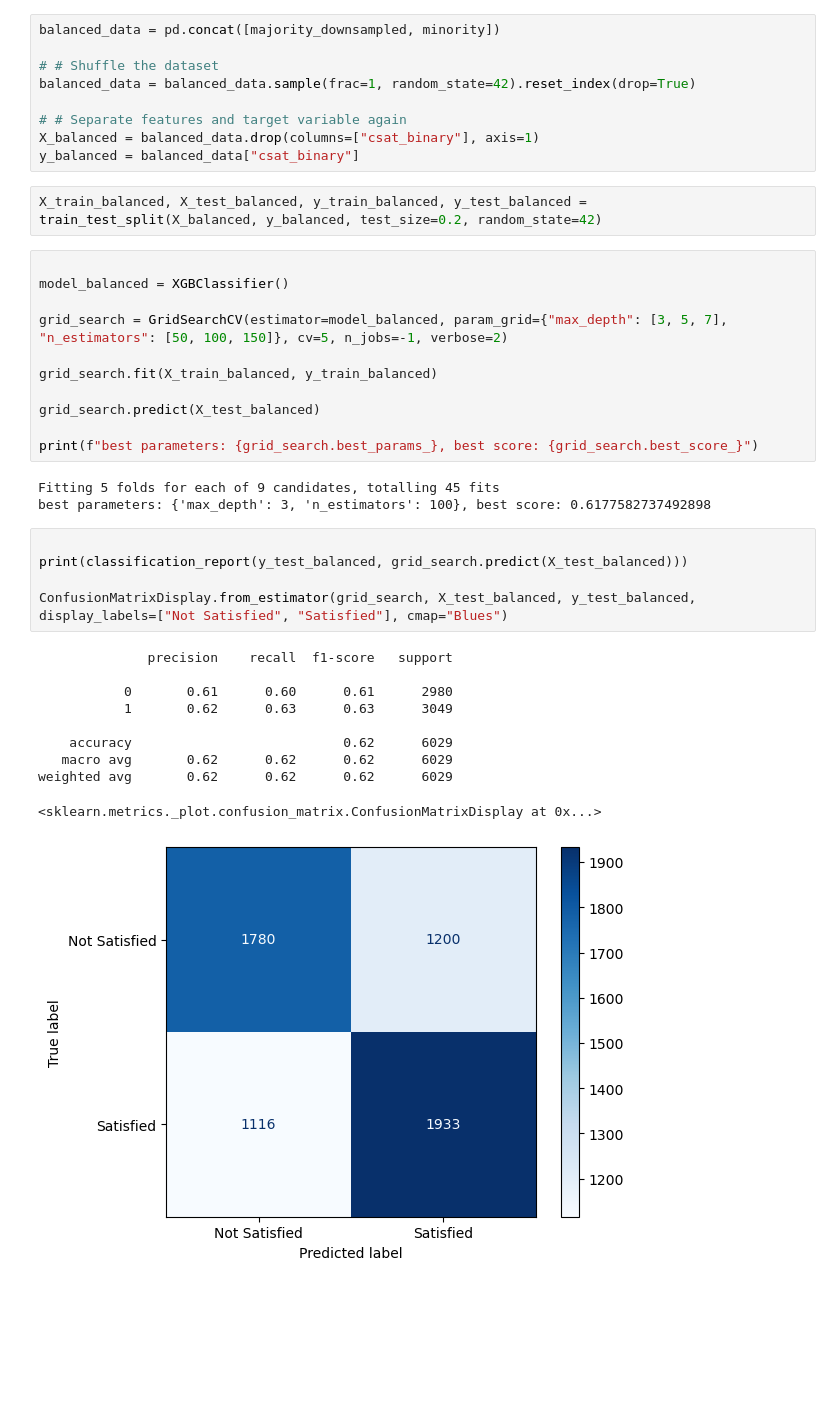
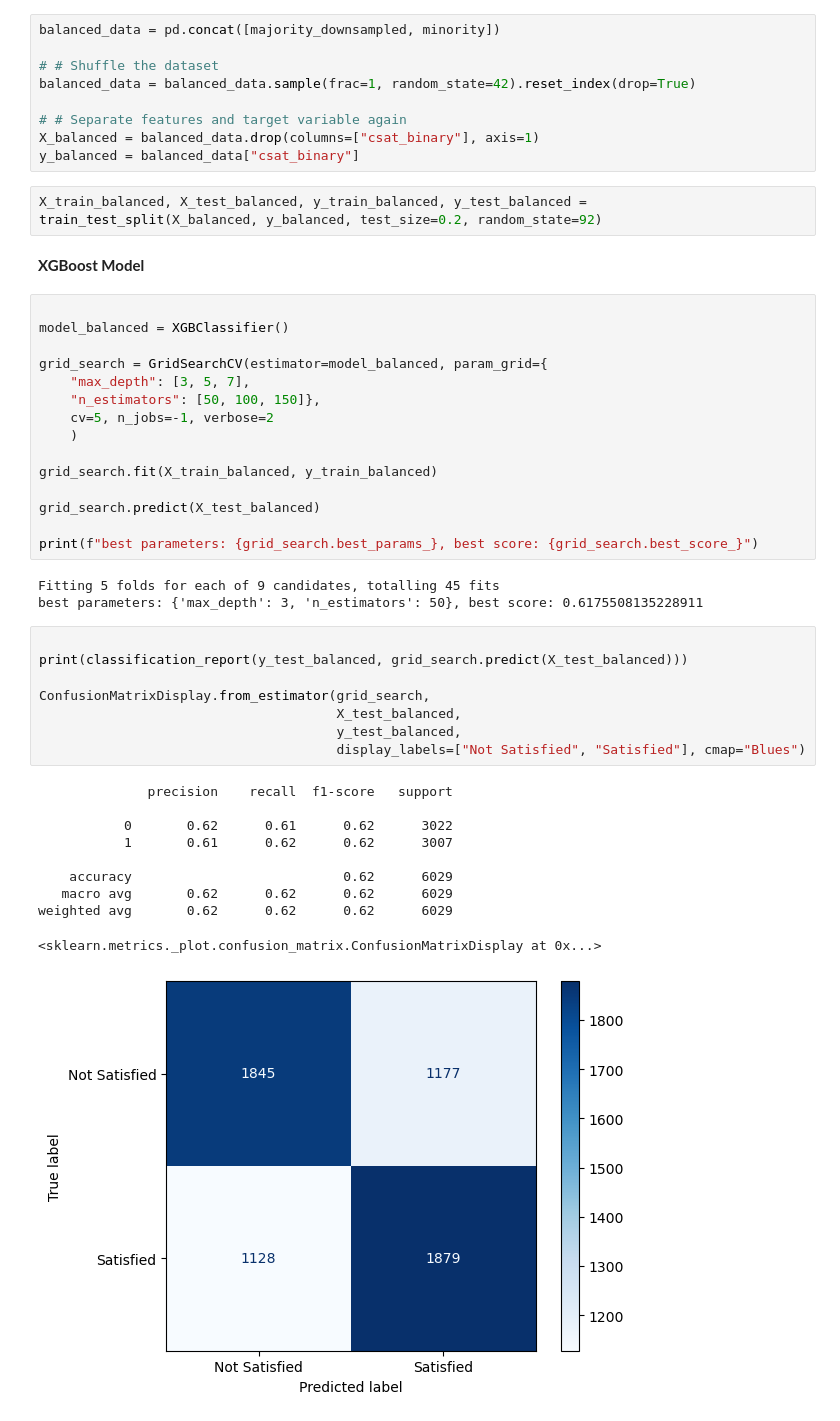
Before and after one commit to Danny-Dalo/Customer-Support-Data, a Jupyter notebook: model_build.ipynb, the cells around one changed output. Drawn from its saved outputs; the diff is of its cells as text; blank space fills up the shorter version.

```diff
--- a/model_build.ipynb
+++ b/model_build.ipynb
@@ -121,12 +128,18 @@ balanced_data = balanced_data.sample(frac=1, random_state=42).reset_index(drop=T
 X_balanced = balanced_data.drop(columns=["csat_binary"], axis=1)
 y_balanced = balanced_data["csat_binary"]
 # %%
-X_train_balanced, X_test_balanced, y_train_balanced, y_test_balanced = train_test_split(X_balanced, y_balanced, test_size=0.2, random_state=42)
+X_train_balanced, X_test_balanced, y_train_balanced, y_test_balanced = train_test_split(X_balanced, y_balanced, test_size=0.2, random_state=92)
+# %% [markdown]
+__XGBoost Model__
 # %%
 
 model_balanced = XGBClassifier()
 
-grid_search = GridSearchCV(estimator=model_balanced, param_grid={"max_depth": [3, 5, 7], "n_estimators": [50, 100, 150]}, cv=5, n_jobs=-1, verbose=2)
+grid_search = GridSearchCV(estimator=model_balanced, param_grid={
+    "max_depth": [3, 5, 7],
+    "n_estimators": [50, 100, 150]},
+    cv=5, n_jobs=-1, verbose=2
+    )
 
 grid_search.fit(X_train_balanced, y_train_balanced)
 
@@ -135,20 +148,23 @@ grid_search.predict(X_test_balanced)
 print(f"best parameters: {grid_search.best_params_}, best score: {grid_search.best_score_}")
 # %% [output]
 Fitting 5 folds for each of 9 candidates, totalling 45 fits
-best parameters: {'max_depth': 3, 'n_estimators': 100}, best score: 0.6177582737492898
+best parameters: {'max_depth': 3, 'n_estimators': 50}, best score: 0.6175508135228911
 # %%
 
 print(classification_report(y_test_balanced, grid_search.predict(X_test_balanced)))
 
-ConfusionMatrixDisplay.from_estimator(grid_search, X_test_balanced, y_test_balanced, display_labels=["Not Satisfied", "Satisfied"], cmap="Blues")
+ConfusionMatrixDisplay.from_estimator(grid_search,
+                                      X_test_balanced,
+                                      y_test_balanced,
+                                      display_labels=["Not Satisfied", "Satisfied"], cmap="Blues")
 # %% [output]
               precision    recall  f1-score   support
 
-           0       0.61      0.60      0.61      2980
-           1       0.62      0.63      0.63      3049
+           0       0.62      0.61      0.62      3022
+           1       0.61      0.62      0.62      3007
 
     accuracy                           0.62      6029
    macro avg       0.62      0.62      0.62      6029
 weighted avg       0.62      0.62      0.62      6029
 <sklearn.metrics._plot.confusion_matrix.ConfusionMatrixDisplay at 0x...>
-[figure, old version]
+[figure, new version]
```
Also changed, not shown: parts of 11 cells of this notebook.
